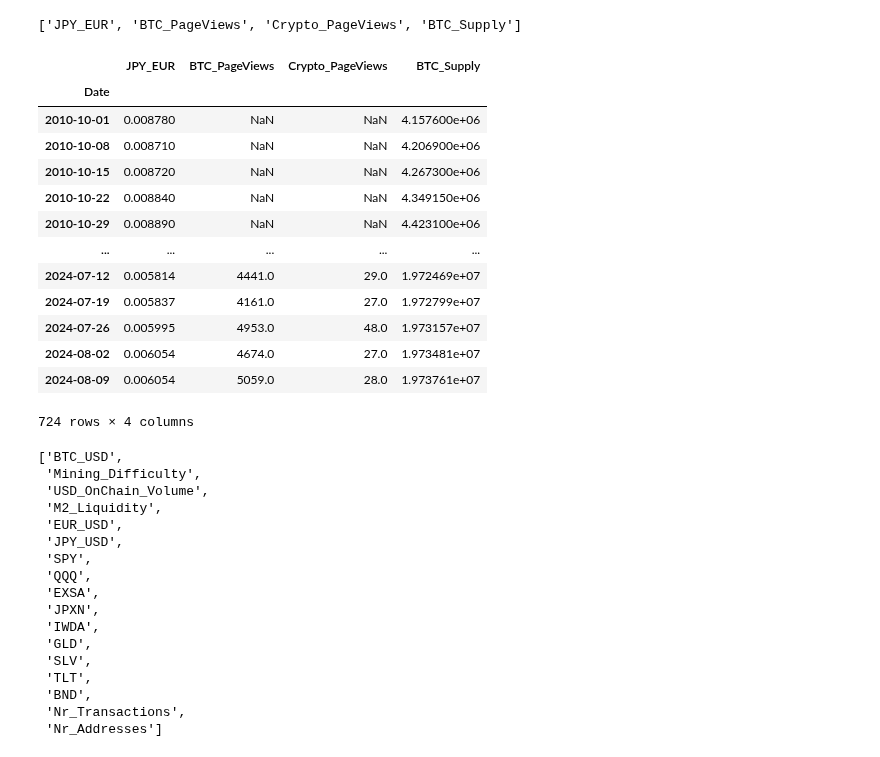
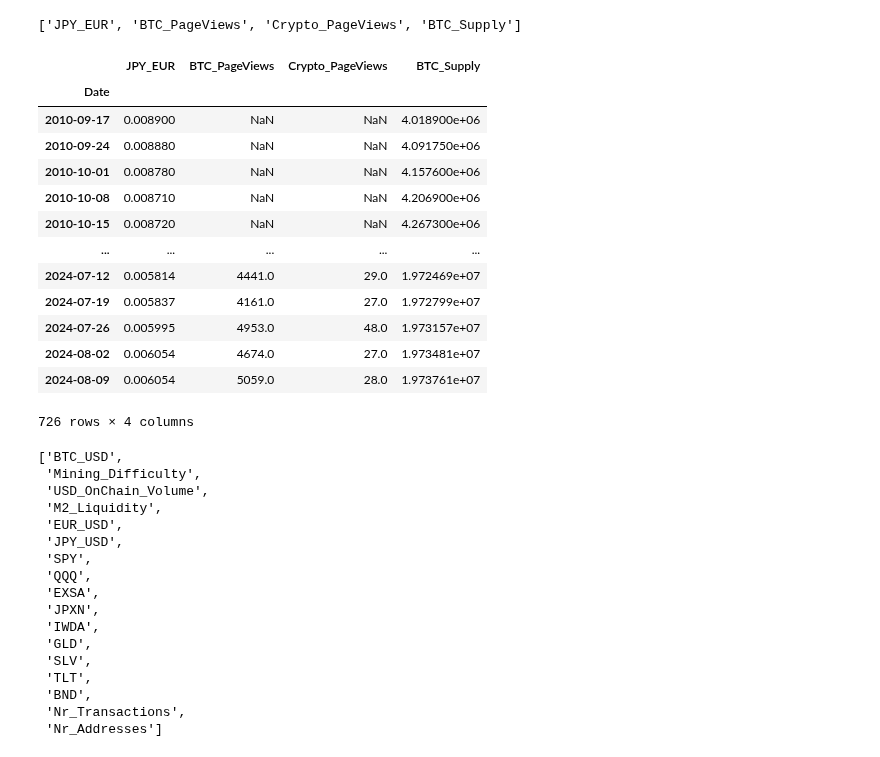
Before and after one commit to notp1ssed/ProjetoFinal-PosGraduacaoEngenhariaFinanceira, a Jupyter notebook: Time Series Data Preprocessing.ipynb, the cells around one changed output. Drawn from its saved outputs; the diff is of its cells as text; code cells hidden in the pictures.

```diff
--- a/Time Series Data Preprocessing.ipynb
+++ b/Time Series Data Preprocessing.ipynb
@@ -231,26 +231,25 @@ p_values
 stationary
 # %% [output]
 ['JPY_EUR', 'BTC_PageViews', 'Crypto_PageViews', 'BTC_Supply']
-# %%
-stationary_df = opencsv.copy()
-stationary_df = stationary_df.drop(columns=[col for col in stationary_df.columns if col not in stationary])
-stationary_df = stationary_df.iloc[1:]
-stationary_df
-# %% [output]
-|  | JPY_EUR | BTC_PageViews | Crypto_PageViews | BTC_Supply |
-| Date |  |  |  |  |
-| 2010-10-01 | 0.008780 | NaN | NaN | 4.157600e+06 |
-| 2010-10-08 | 0.008710 | NaN | NaN | 4.206900e+06 |
-| 2010-10-15 | 0.008720 | NaN | NaN | 4.267300e+06 |
-| 2010-10-22 | 0.008840 | NaN | NaN | 4.349150e+06 |
-| 2010-10-29 | 0.008890 | NaN | NaN | 4.423100e+06 |
-| ... | ... | ... | ... | ... |
-| 2024-07-12 | 0.005814 | 4441.0 | 29.0 | 1.972469e+07 |
-| 2024-07-19 | 0.005837 | 4161.0 | 27.0 | 1.972799e+07 |
-| 2024-07-26 | 0.005995 | 4953.0 | 48.0 | 1.973157e+07 |
-| 2024-08-02 | 0.006054 | 4674.0 | 27.0 | 1.973481e+07 |
-| 2024-08-09 | 0.006054 | 5059.0 | 28.0 | 1.973761e+07 |
-724 rows × 4 columns
+# %%
+stationary_df = opencsv.copy()
+stationary_df.drop(columns=non_stationary, inplace=True)
+stationary_df
+# %% [output]
+|  | JPY_EUR | BTC_PageViews | Crypto_PageViews | BTC_Supply |
+| Date |  |  |  |  |
+| 2010-09-17 | 0.008900 | NaN | NaN | 4.018900e+06 |
+| 2010-09-24 | 0.008880 | NaN | NaN | 4.091750e+06 |
+| 2010-10-01 | 0.008780 | NaN | NaN | 4.157600e+06 |
+| 2010-10-08 | 0.008710 | NaN | NaN | 4.206900e+06 |
+| 2010-10-15 | 0.008720 | NaN | NaN | 4.267300e+06 |
+| ... | ... | ... | ... | ... |
+| 2024-07-12 | 0.005814 | 4441.0 | 29.0 | 1.972469e+07 |
+| 2024-07-19 | 0.005837 | 4161.0 | 27.0 | 1.972799e+07 |
+| 2024-07-26 | 0.005995 | 4953.0 | 48.0 | 1.973157e+07 |
+| 2024-08-02 | 0.006054 | 4674.0 | 27.0 | 1.973481e+07 |
+| 2024-08-09 | 0.006054 | 5059.0 | 28.0 | 1.973761e+07 |
+726 rows × 4 columns
 # %%
 non_stationary
 # %% [output]
```
Also changed, not shown: parts of 4 cells of this notebook, 2 other files.
